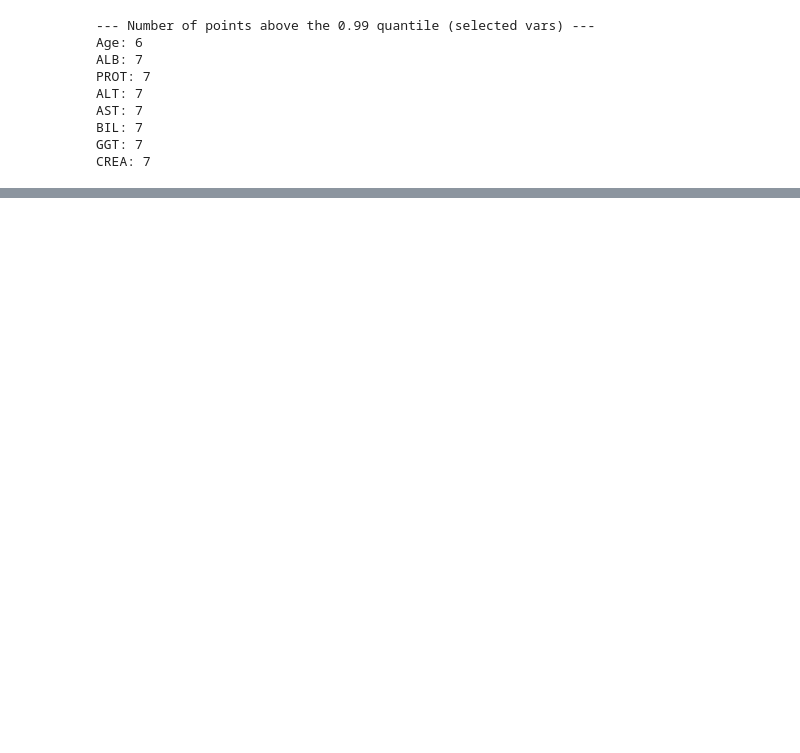
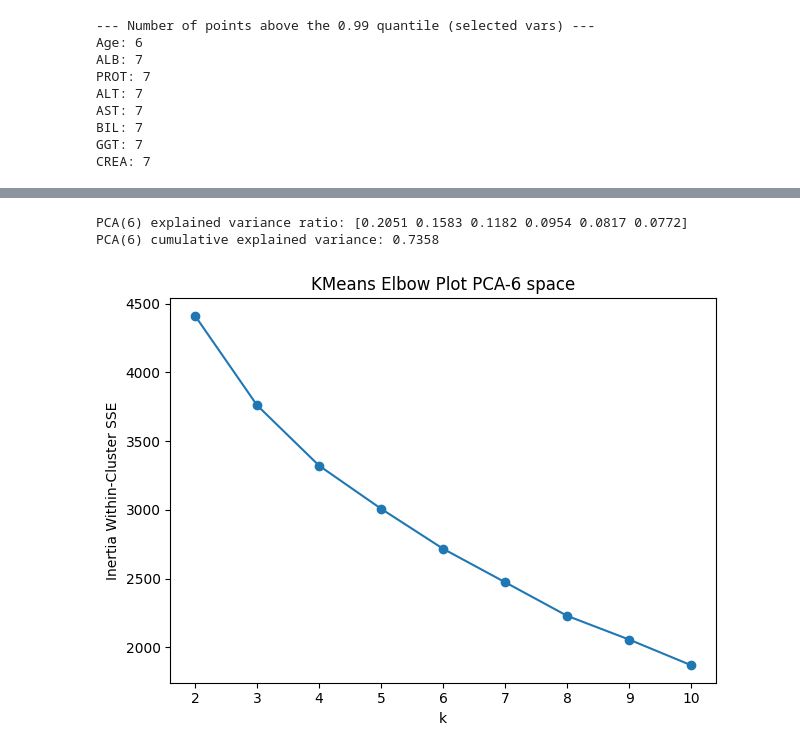
Before and after one commit to BAnaMariaB/HepatitisC_Unsupervides_Learning_Study, a Jupyter notebook: HepatitisC_Unsupervides_Learning.ipynb, the cells around one changed output, grey strips where cells are left out. Drawn from its saved outputs; the diff is of its cells as text; code cells hidden in the pictures; blank space fills up the shorter version.

```diff
--- a/HepatitisC_Unsupervides_Learning.ipynb
+++ b/HepatitisC_Unsupervides_Learning.ipynb
@@ -412,0 +715,42 @@ CREA: 7
+# %%
+# ============================================================
+# 3.3 KMeans – Discrete Structure Testing (on PCA space) + Stability + Sensitivity
+# ============================================================
+
+# Choose PCA dimension for clustering
+# We choose the smallest number of PCs reaching ~74% variance
+pca_cluster = PCA(n_components=6, random_state=42)
+X_pca6 = pca_cluster.fit_transform(X_scaled)
+
+print("\nPCA(6) explained variance ratio:", np.round(pca_cluster.explained_variance_ratio_, 4))
+print("PCA(6) cumulative explained variance:", round(pca_cluster.explained_variance_ratio_.sum(), 4))
+# %% [output]
+PCA(6) explained variance ratio: [0.2051 0.1583 0.1182 0.0954 0.0817 0.0772]
+PCA(6) cumulative explained variance: 0.7358
+# %%
+# Evaluate KMeans across k on PCA(6)
+k_values = range(2, 11)
+
+inertias = []
+sil_scores = []
+db_scores = []
+
+for k in k_values:
+    km = KMeans(n_clusters=k, random_state=42, n_init=20)
+    labels = km.fit_predict(X_pca6)
+
+    inertias.append(km.inertia_)
+    sil_scores.append(silhouette_score(X_pca6, labels))
+    db_scores.append(davies_bouldin_score(X_pca6, labels))
+# %%
+
+# Elbow plot
+plt.figure()
+plt.plot(list(k_values), inertias, marker="o")
+plt.xlabel("k")
+plt.ylabel("Inertia Within-Cluster SSE")
+plt.title("KMeans Elbow Plot PCA-6 space")
+plt.tight_layout()
+plt.show()
+# %% [output]
+[figure, added]
```
Also changed, not shown: parts of 68 cells of this notebook.
